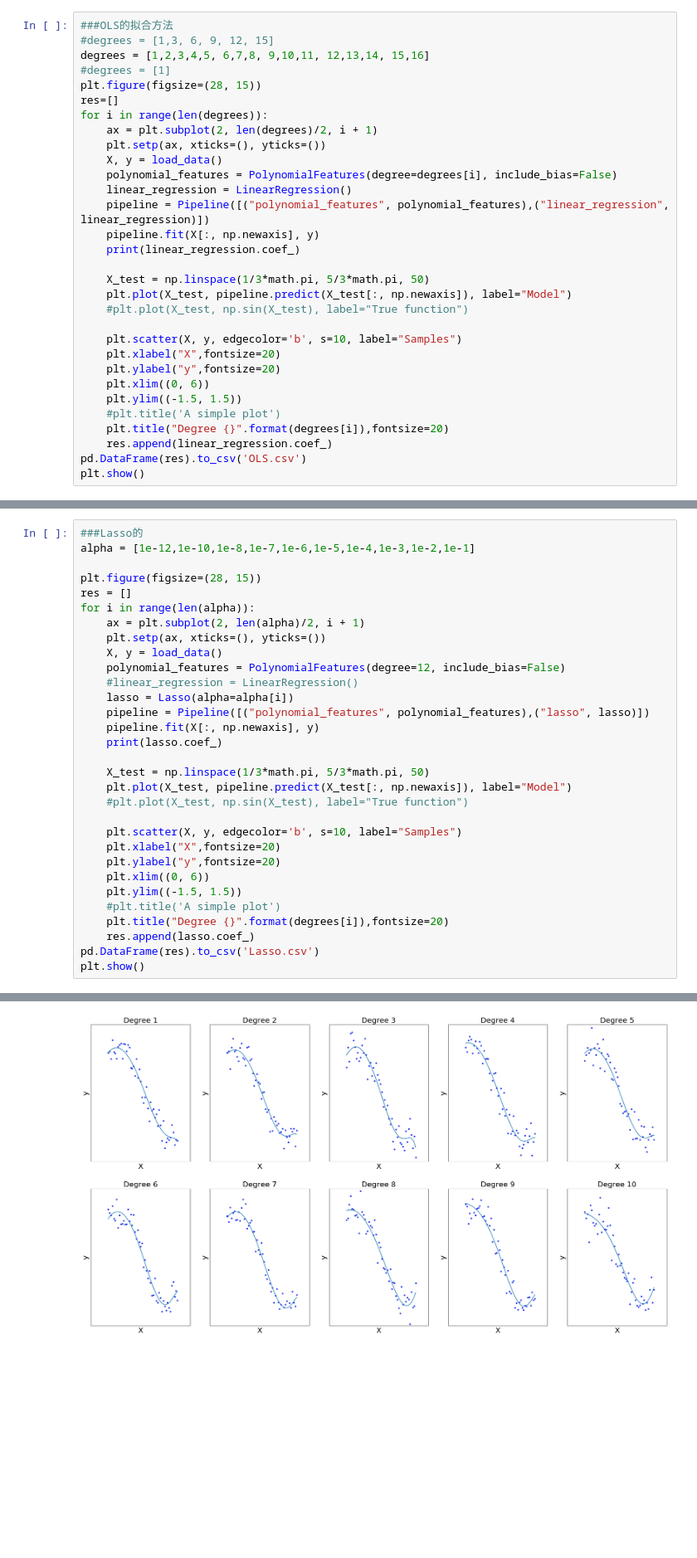
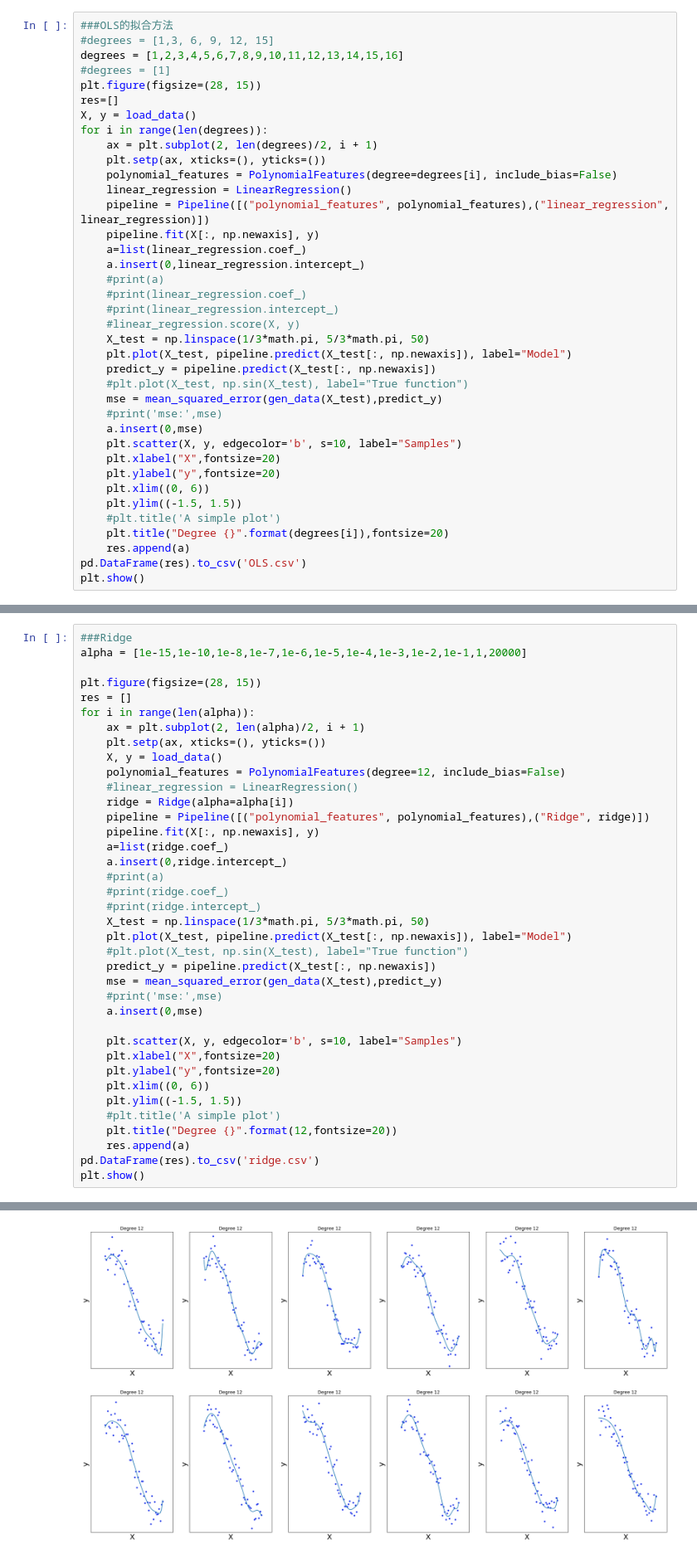
Before and after one commit to sangyongjia/machineLearning, a Jupyter notebook: OLSLassoRidge.ipynb, the cells around one changed output, grey strips where cells are left out. Shown at 83% size. Drawn from its saved outputs; the diff is of its cells as text; blank space fills up the shorter version.

```diff
--- a/OLSLassoRidge.ipynb
+++ b/OLSLassoRidge.ipynb
@@ -22,24 +58,31 @@ def load_data():
 # %%
 ###OLS的拟合方法
 #degrees = [1,3, 6, 9, 12, 15]
-degrees = [1,2,3,4,5, 6,7,8, 9,10,11, 12,13,14, 15,16]
+degrees = [1,2,3,4,5,6,7,8,9,10,11,12,13,14,15,16]
 #degrees = [1]
 plt.figure(figsize=(28, 15))
 res=[]
+X, y = load_data()
 for i in range(len(degrees)):
     ax = plt.subplot(2, len(degrees)/2, i + 1)
     plt.setp(ax, xticks=(), yticks=())
-    X, y = load_data()
     polynomial_features = PolynomialFeatures(degree=degrees[i], include_bias=False)
     linear_regression = LinearRegression()
     pipeline = Pipeline([("polynomial_features", polynomial_features),("linear_regression", linear_regression)])
     pipeline.fit(X[:, np.newaxis], y)
-    print(linear_regression.coef_)
-
+    a=list(linear_regression.coef_)
+    a.insert(0,linear_regression.intercept_)
+    #print(a)
+    #print(linear_regression.coef_)
+    #print(linear_regression.intercept_)
+    #linear_regression.score(X, y)
     X_test = np.linspace(1/3*math.pi, 5/3*math.pi, 50)
     plt.plot(X_test, pipeline.predict(X_test[:, np.newaxis]), label="Model")
+    predict_y = pipeline.predict(X_test[:, np.newaxis])
     #plt.plot(X_test, np.sin(X_test), label="True function")
-
+    mse = mean_squared_error(gen_data(X_test),predict_y)
+    #print('mse:',mse)
+    a.insert(0,mse)
     plt.scatter(X, y, edgecolor='b', s=10, label="Samples")
     plt.xlabel("X",fontsize=20)
     plt.ylabel("y",fontsize=20)
@@ -47,7 +90,7 @@ for i in range(len(degrees)):
     plt.ylim((-1.5, 1.5))
     #plt.title('A simple plot')
     plt.title("Degree {}".format(degrees[i]),fontsize=20)
-    res.append(linear_regression.coef_)
+    res.append(a)
 pd.DataFrame(res).to_csv('OLS.csv')
 plt.show()
 # %% [output]
@@ -72,6 +143,6 @@ plt.show()
 # %%
-###Lasso的
-alpha = [1e-12,1e-10,1e-8,1e-7,1e-6,1e-5,1e-4,1e-3,1e-2,1e-1]
+###Ridge
+alpha = [1e-15,1e-10,1e-8,1e-7,1e-6,1e-5,1e-4,1e-3,1e-2,1e-1,1,20000]
 
 plt.figure(figsize=(28, 15))
 res = []
@@ -81,14 +152,21 @@ for i in range(len(alpha)):
     X, y = load_data()
     polynomial_features = PolynomialFeatures(degree=12, include_bias=False)
     #linear_regression = LinearRegression()
-    lasso = Lasso(alpha=alpha[i])
-    pipeline = Pipeline([("polynomial_features", polynomial_features),("lasso", lasso)])
+    ridge = Ridge(alpha=alpha[i])
+    pipeline = Pipeline([("polynomial_features", polynomial_features),("Ridge", ridge)])
     pipeline.fit(X[:, np.newaxis], y)
-    print(lasso.coef_)
-
+    a=list(ridge.coef_)
+    a.insert(0,ridge.intercept_)
+    #print(a)
+    #print(ridge.coef_)
+    #print(ridge.intercept_)
     X_test = np.linspace(1/3*math.pi, 5/3*math.pi, 50)
     plt.plot(X_test, pipeline.predict(X_test[:, np.newaxis]), label="Model")
     #plt.plot(X_test, np.sin(X_test), label="True function")
+    predict_y = pipeline.predict(X_test[:, np.newaxis])
+    mse = mean_squared_error(gen_data(X_test),predict_y)
+    #print('mse:',mse)
+    a.insert(0,mse)
 
     plt.scatter(X, y, edgecolor='b', s=10, label="Samples")
     plt.xlabel("X",fontsize=20)
@@ -96,8 +174,8 @@ for i in range(len(alpha)):
     plt.xlim((0, 6))
     plt.ylim((-1.5, 1.5))
     #plt.title('A simple plot')
-    plt.title("Degree {}".format(degrees[i]),fontsize=20)
-    res.append(lasso.coef_)
-pd.DataFrame(res).to_csv('Lasso.csv')
+    plt.title("Degree {}".format(12,fontsize=20))
+    res.append(a)
+pd.DataFrame(res).to_csv('ridge.csv')
 plt.show()
 # %% [output]
@@ -121 +199 @@ plt.show()
-[figure, old version]
+[figure, new version]
```
Also changed, not shown: parts of 10 cells of this notebook.
